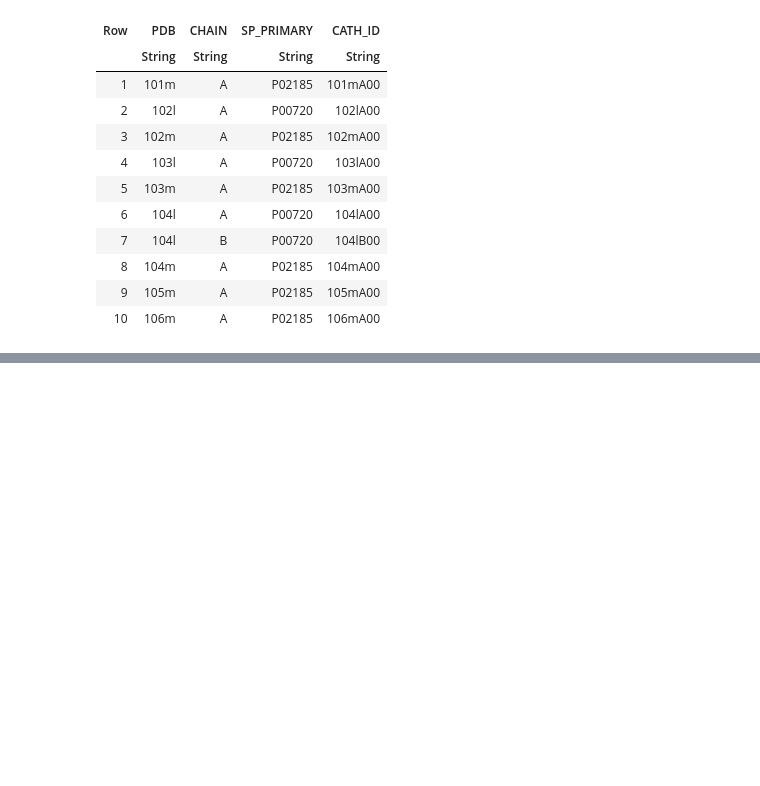
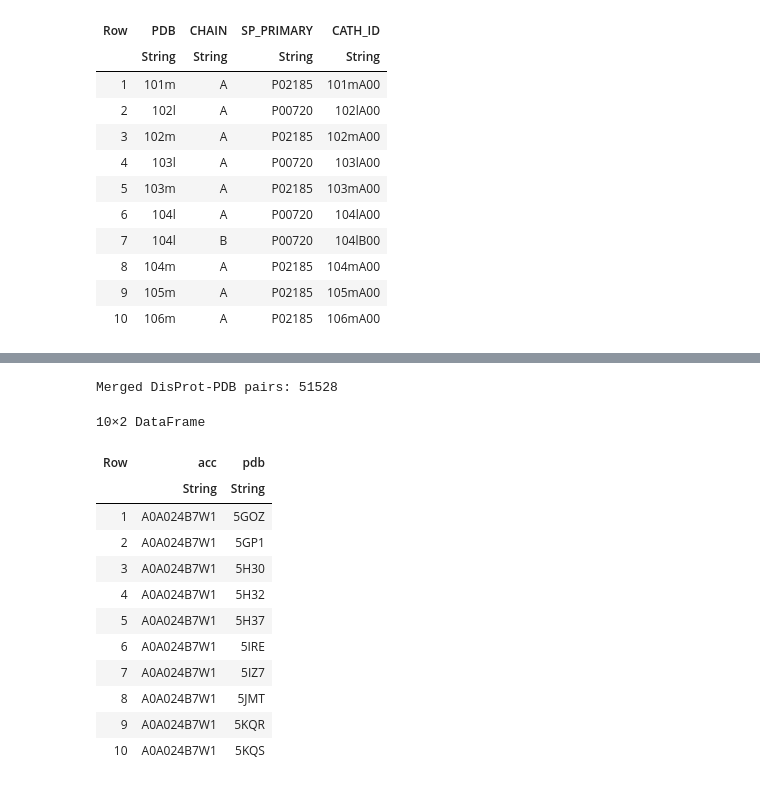
Before and after one commit to diegozea/IDRBindingDataset.jl, a Jupyter notebook: scripts/04_first_stats.ipynb, the cells around one changed output, grey strips where cells are left out. Cells and saved outputs as stored; diff of their text form; code cells hidden in the pictures; blank space fills up the shorter version.

```diff
--- a/scripts/04_first_stats.ipynb
+++ b/scripts/04_first_stats.ipynb
@@ -316,0 +426,25 @@ first(SIFTS_CATH_UNIPROT_DF, 10)
+# %%
+# Keep only UniProt-PDB keys from the merged comparison.
+const DISPROT_PDB_MAP = unique(
+    select(DISPROT_SIFTS_PDB_COMPARISON, :acc, :pdb),
+    [:acc, :pdb],
+)
+sort!(DISPROT_PDB_MAP, [:acc, :pdb])
+
+println("Merged DisProt-PDB pairs: $(nrow(DISPROT_PDB_MAP))")
+first(DISPROT_PDB_MAP, 10)
+# %% [output]
+Merged DisProt-PDB pairs: 51528
+10×2 DataFrame
+| Row | acc | pdb |
+|  | String | String |
+| 1 | A0A024B7W1 | 5GOZ |
+| 2 | A0A024B7W1 | 5GP1 |
+| 3 | A0A024B7W1 | 5H30 |
+| 4 | A0A024B7W1 | 5H32 |
+| 5 | A0A024B7W1 | 5H37 |
+| 6 | A0A024B7W1 | 5IRE |
+| 7 | A0A024B7W1 | 5IZ7 |
+| 8 | A0A024B7W1 | 5JMT |
+| 9 | A0A024B7W1 | 5KQR |
+| 10 | A0A024B7W1 | 5KQS |
```
Also changed, not shown: parts of 11 cells of this notebook.
